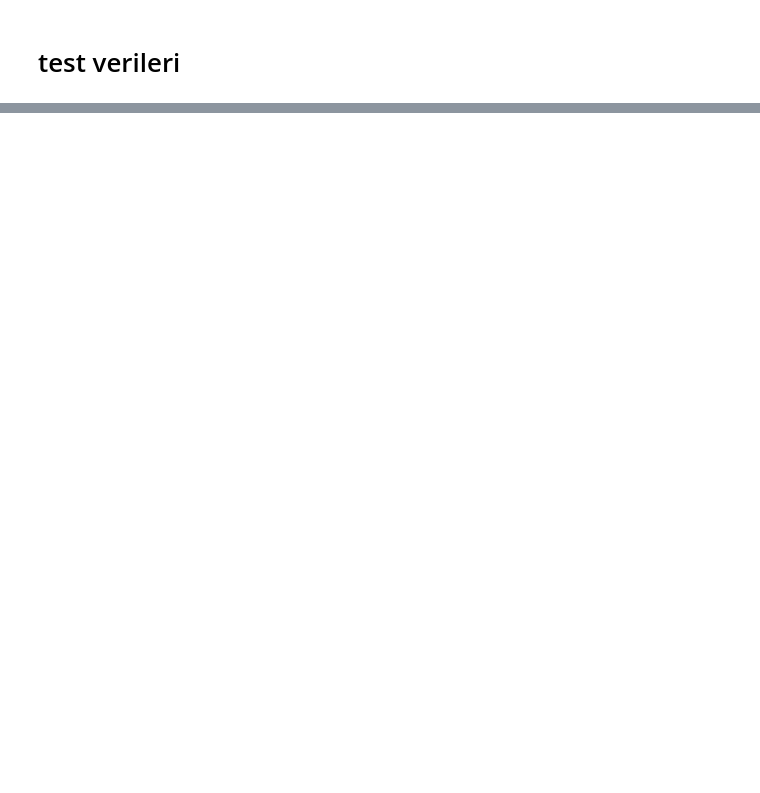
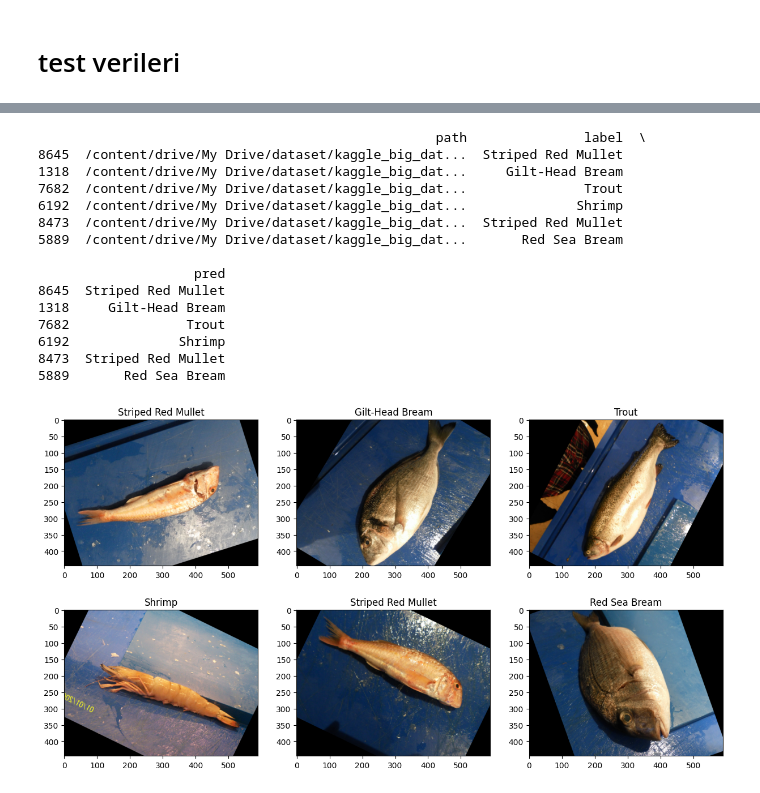
Before and after one commit to bir-damla/fish_classification, a Jupyter notebook: cnn.ipynb, the cells around one changed output, grey strips where cells are left out. Cells and saved outputs as stored; diff of their text form; code cells hidden in the pictures; blank space fills up the shorter version.

```diff
--- a/cnn.ipynb
+++ b/cnn.ipynb
@@ -96,0 +55,3 @@ fish_model.save_weights('fish_model.h5')
+# %%
+from sklearn.model_selection import train_test_split
+X_train, X_test = train_test_split(df, test_size=0.2, random_state=42)
@@ -186,0 +139,3 @@ Test Accuracy: 74.03%
+# %%
+predictions = cnn_model.predict(X_test_img)
+pred_cnn = np.argmax(predictions, axis=1)
@@ -186,0 +144,5 @@ Test Accuracy: 74.03%
+# %%
+pred_df_cnn = X_test.copy()
+labels = {v: k for k, v in X_test_img.class_indices.items()}
+pred_df_cnn['pred'] = pred_cnn
+pred_df_cnn['pred'] = pred_df_cnn['pred'].apply(lambda x: labels[x])
@@ -186,0 +195,25 @@ Test Accuracy: 74.03%
+# %%
+print(pred_df_cnn[pred_df_cnn['label'] == pred_df_cnn['pred']].head(6))
+fig, ax = plt.subplots(nrows=2, ncols=3, figsize=(15, 8))
+ax = ax.flatten()
+imlist = pred_df_cnn[pred_df_cnn['label'] == pred_df_cnn['pred']].head(6).reset_index()
+for i in range(6):
+    ax[i].imshow(plt.imread(imlist['path'][i]))
+    ax[i].set_title(imlist['label'][i])
+# %% [output]
+                                                   path               label  \
+8645  /content/drive/My Drive/dataset/kaggle_big_dat...  Striped Red Mullet
+1318  /content/drive/My Drive/dataset/kaggle_big_dat...     Gilt-Head Bream
+7682  /content/drive/My Drive/dataset/kaggle_big_dat...               Trout
+6192  /content/drive/My Drive/dataset/kaggle_big_dat...              Shrimp
+8473  /content/drive/My Drive/dataset/kaggle_big_dat...  Striped Red Mullet
+5889  /content/drive/My Drive/dataset/kaggle_big_dat...       Red Sea Bream
+
+                    pred
+8645  Striped Red Mullet
+1318     Gilt-Head Bream
+7682               Trout
+6192              Shrimp
+8473  Striped Red Mullet
+5889       Red Sea Bream
+[figure, added]
```
Also changed, not shown: parts of 24 cells of this notebook.
